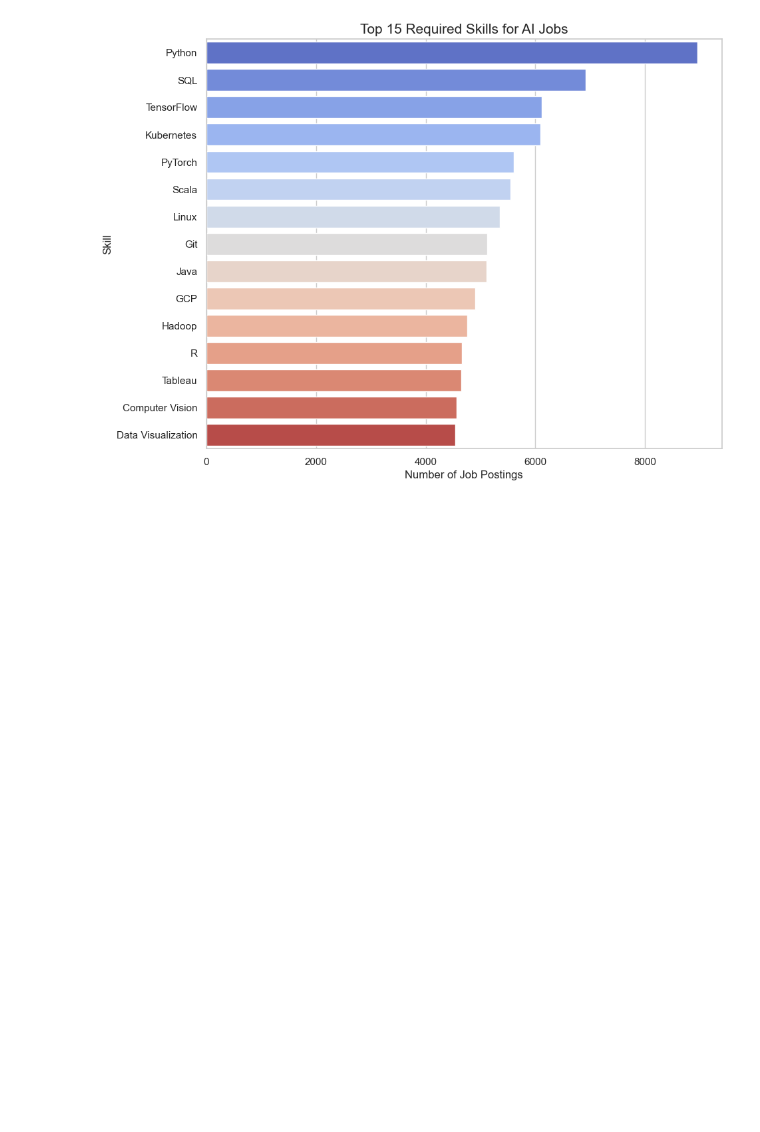
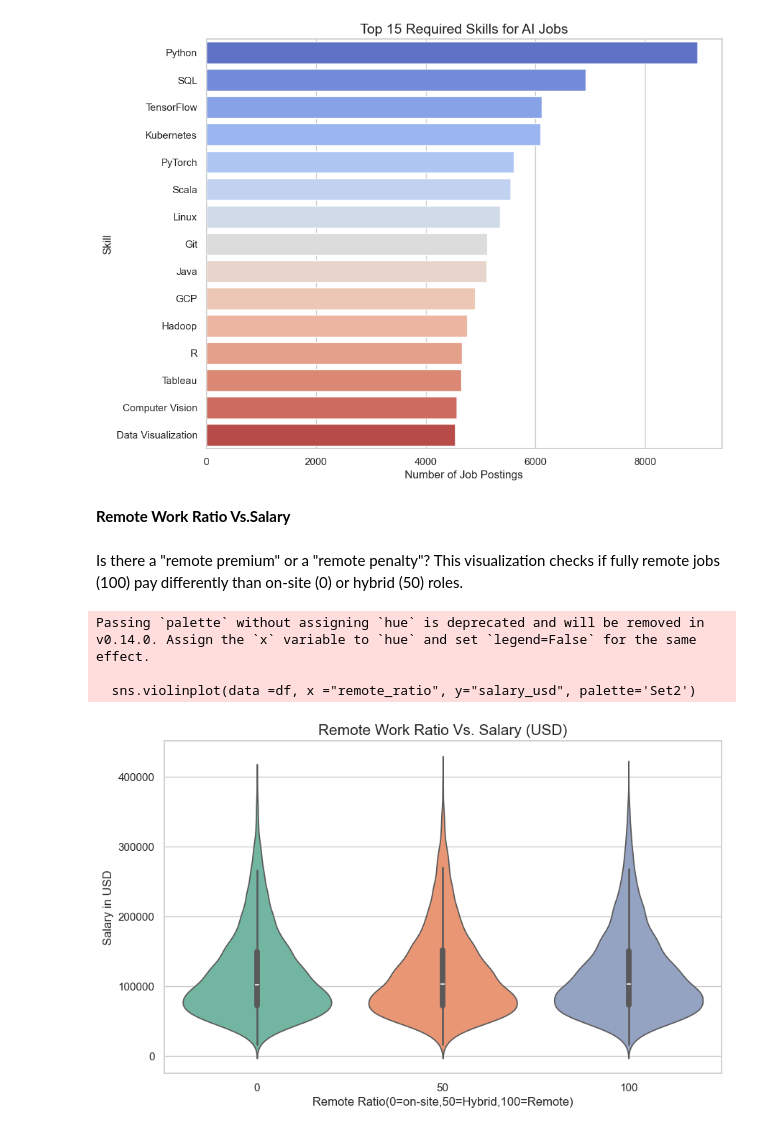
Before and after one commit to Atieng/Global-AI-Job-Market-Intelligence-Report, a Jupyter notebook: index.ipynb, the cells around one changed output. Saved outputs shown, nothing was run; the diff lists cells and outputs as text; code cells hidden in the pictures; blank space fills up the shorter version.

Commit message:
add data visualization

```diff
--- a/index.ipynb
+++ b/index.ipynb
@@ -352,3 +352,20 @@ Passing `palette` without assigning `hue` is deprecated and will be removed in v
 
   sns.barplot(x=skills_counts.values, y=skills_counts.index, palette='coolwarm')
 [figure]
+# %% [markdown]
+**Remote Work Ratio Vs.Salary**
+# %% [markdown]
+
+Is there a "remote premium" or a "remote penalty"? This visualization checks if fully remote jobs (100) pay differently than on-site (0) or hybrid (50) roles.
+# %%
+plt.figure(figsize=(10,6))
+sns.violinplot(data =df, x ="remote_ratio", y="salary_usd", palette='Set2')
+plt.title("Remote Work Ratio Vs. Salary (USD)", fontsize=15)
+plt.xlabel("Remote Ratio(0=on-site,50=Hybrid,100=Remote)", fontsize=12)
+plt.ylabel("Salary in USD", fontsize=12)
+plt.show()
+# %% [output]
+Passing `palette` without assigning `hue` is deprecated and will be removed in v0.14.0. Assign the `x` variable to `hue` and set `legend=False` for the same effect.
+
+  sns.violinplot(data =df, x ="remote_ratio", y="salary_usd", palette='Set2')
+[figure, added]
```
Also changed, not shown: parts of 6 cells of this notebook.
